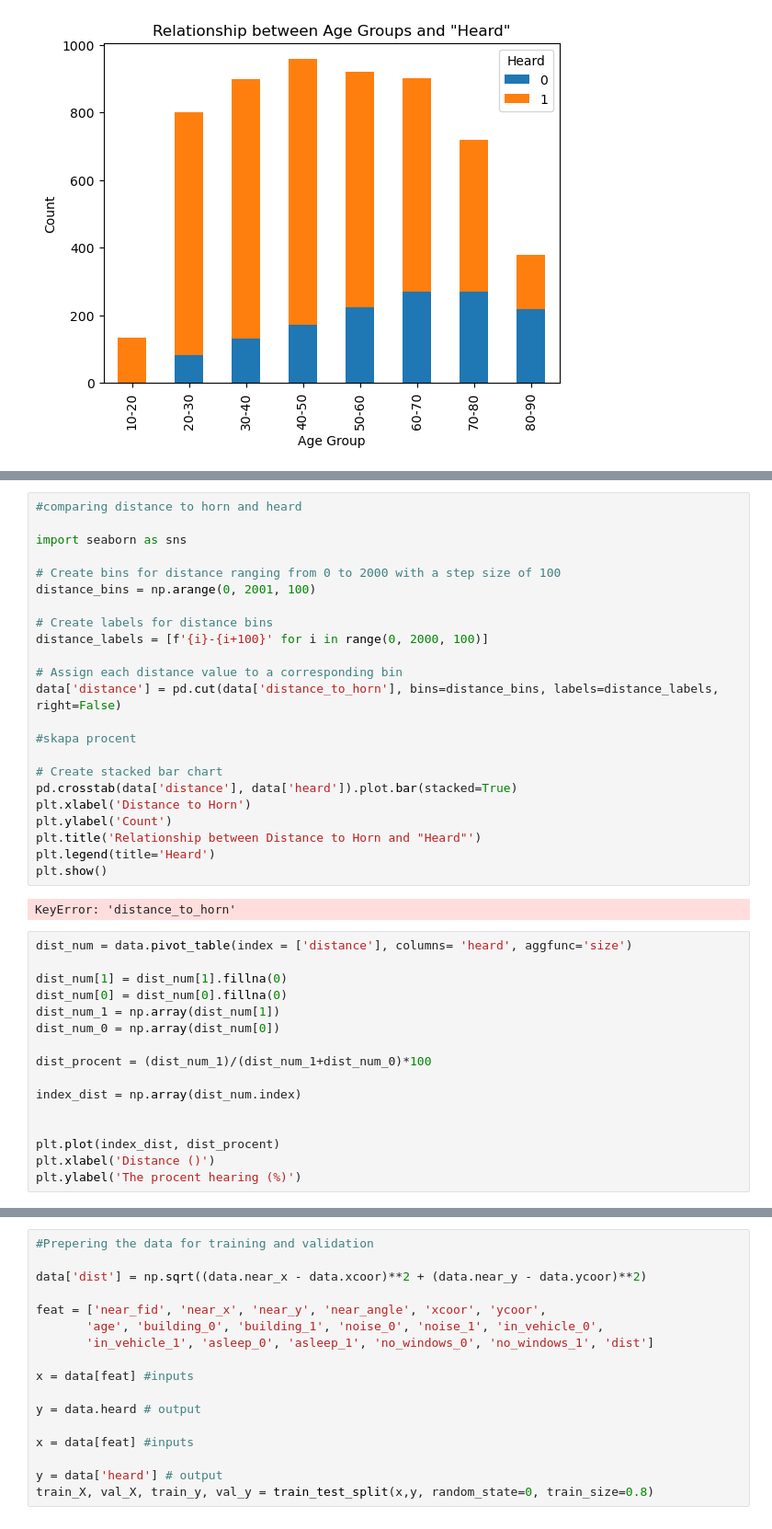
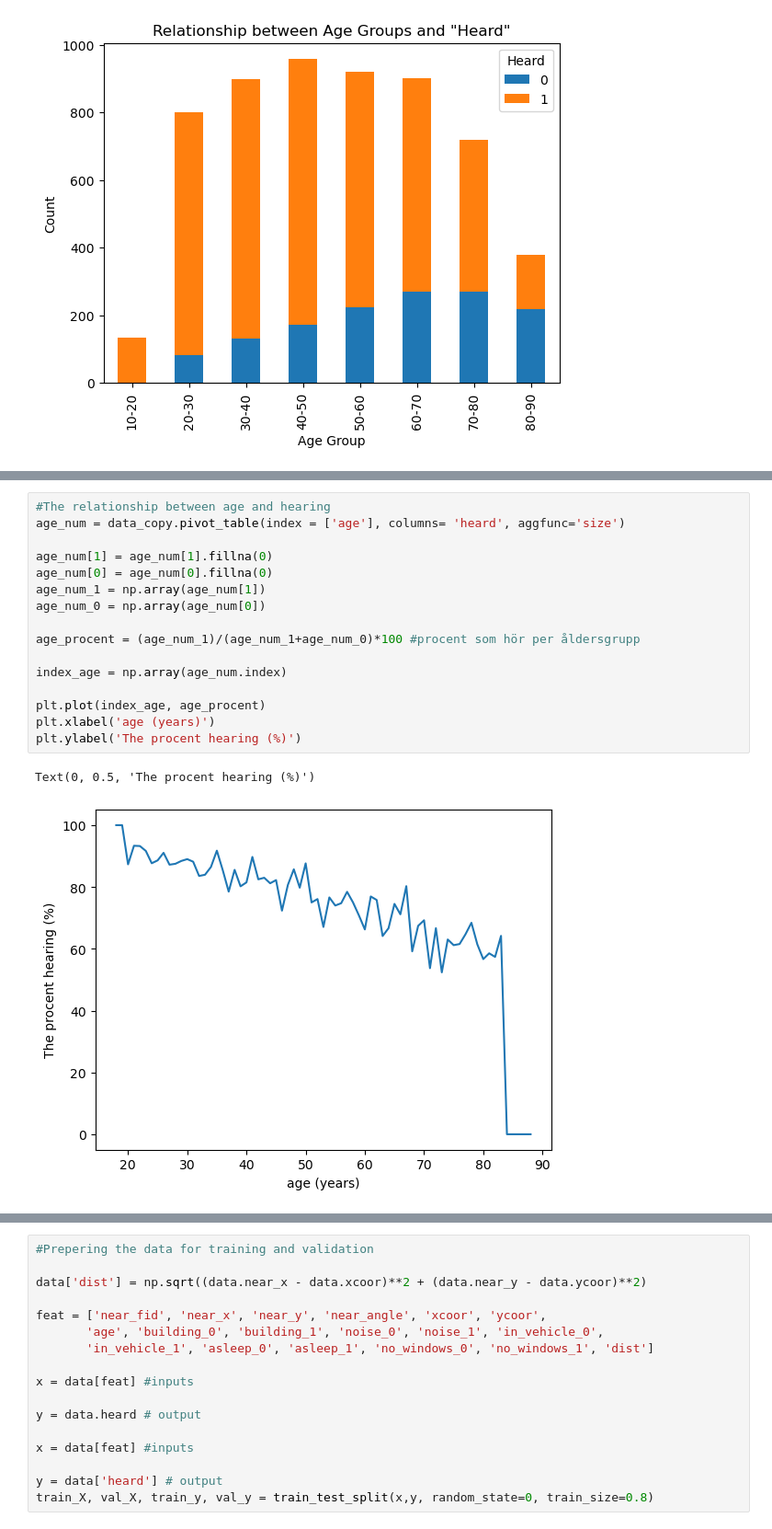
Before and after one commit to elisehammarstrom/statistical_machine_learning, a Jupyter notebook: sml_exploration.ipynb, the cells around one changed output, grey strips where cells are left out. Shown at 92% size. Saved outputs shown, nothing was run; the diff lists cells and outputs as text.

```diff
--- a/sml_exploration.ipynb
+++ b/sml_exploration.ipynb
@@ -276,41 +241,19 @@ plt.show()
-# %%
-#comparing distance to horn and heard
-
-import seaborn as sns
-
-# Create bins for distance ranging from 0 to 2000 with a step size of 100
-distance_bins = np.arange(0, 2001, 100)
-
-# Create labels for distance bins
-distance_labels = [f'{i}-{i+100}' for i in range(0, 2000, 100)]
-
-# Assign each distance value to a corresponding bin
-data['distance'] = pd.cut(data['distance_to_horn'], bins=distance_bins, labels=distance_labels, right=False)
-
-#skapa procent
-
-# Create stacked bar chart
-pd.crosstab(data['distance'], data['heard']).plot.bar(stacked=True)
-plt.xlabel('Distance to Horn')
-plt.ylabel('Count')
-plt.title('Relationship between Distance to Horn and "Heard"')
-plt.legend(title='Heard')
-plt.show()
-# %% [output]
-KeyError: 'distance_to_horn'
 # %%
-dist_num = data.pivot_table(index = ['distance'], columns= 'heard', aggfunc='size')
+#The relationship between age and hearing
+age_num = data_copy.pivot_table(index = ['age'], columns= 'heard', aggfunc='size')
 
-dist_num[1] = dist_num[1].fillna(0)
-dist_num[0] = dist_num[0].fillna(0)
-dist_num_1 = np.array(dist_num[1])
-dist_num_0 = np.array(dist_num[0])
+age_num[1] = age_num[1].fillna(0)
+age_num[0] = age_num[0].fillna(0)
+age_num_1 = np.array(age_num[1])
+age_num_0 = np.array(age_num[0])
 
-dist_procent = (dist_num_1)/(dist_num_1+dist_num_0)*100
+age_procent = (age_num_1)/(age_num_1+age_num_0)*100 #procent som hör per åldersgrupp
 
-index_dist = np.array(dist_num.index)
+index_age = np.array(age_num.index)
 
-
-plt.plot(index_dist, dist_procent)
-plt.xlabel('Distance ()')
+plt.plot(index_age, age_procent)
+plt.xlabel('age (years)')
 plt.ylabel('The procent hearing (%)')
+# %% [output]
+Text(0, 0.5, 'The procent hearing (%)')
+[figure, added]
```
Also changed, not shown: parts of 15 cells of this notebook.
